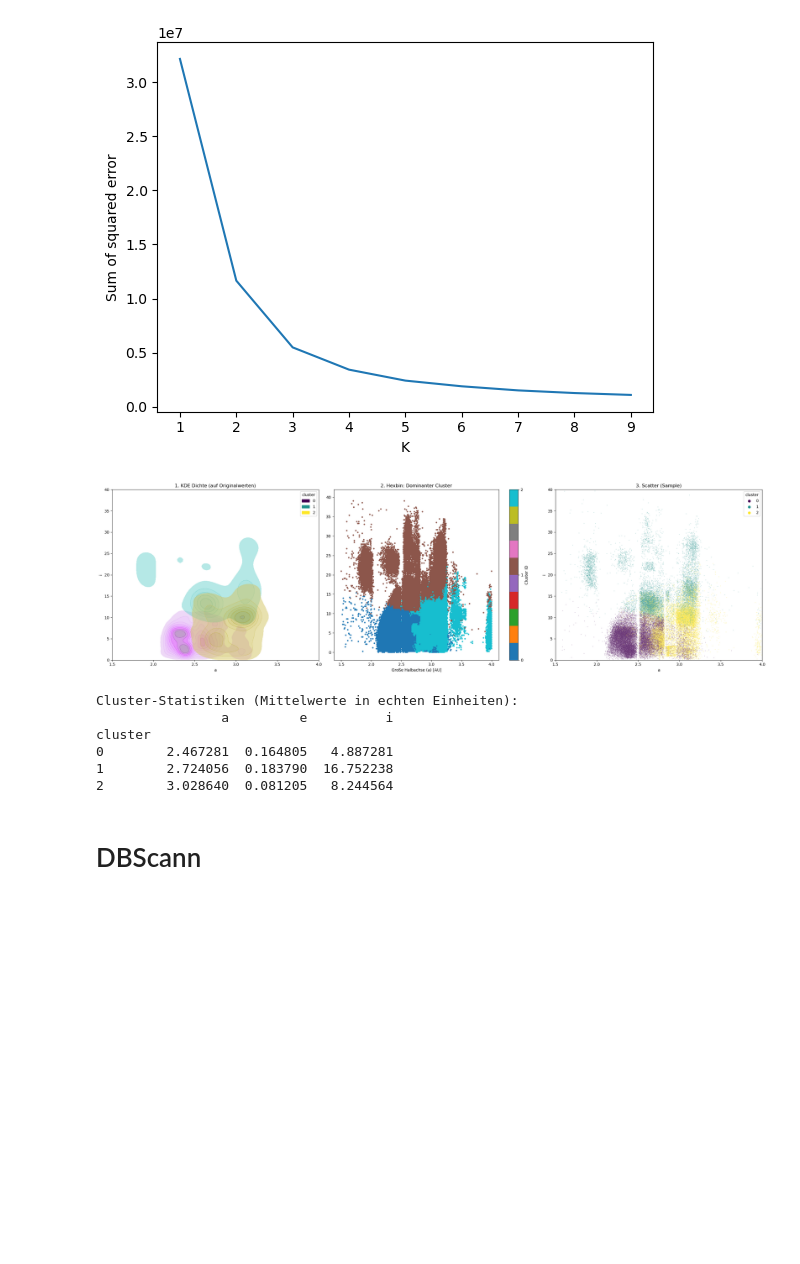
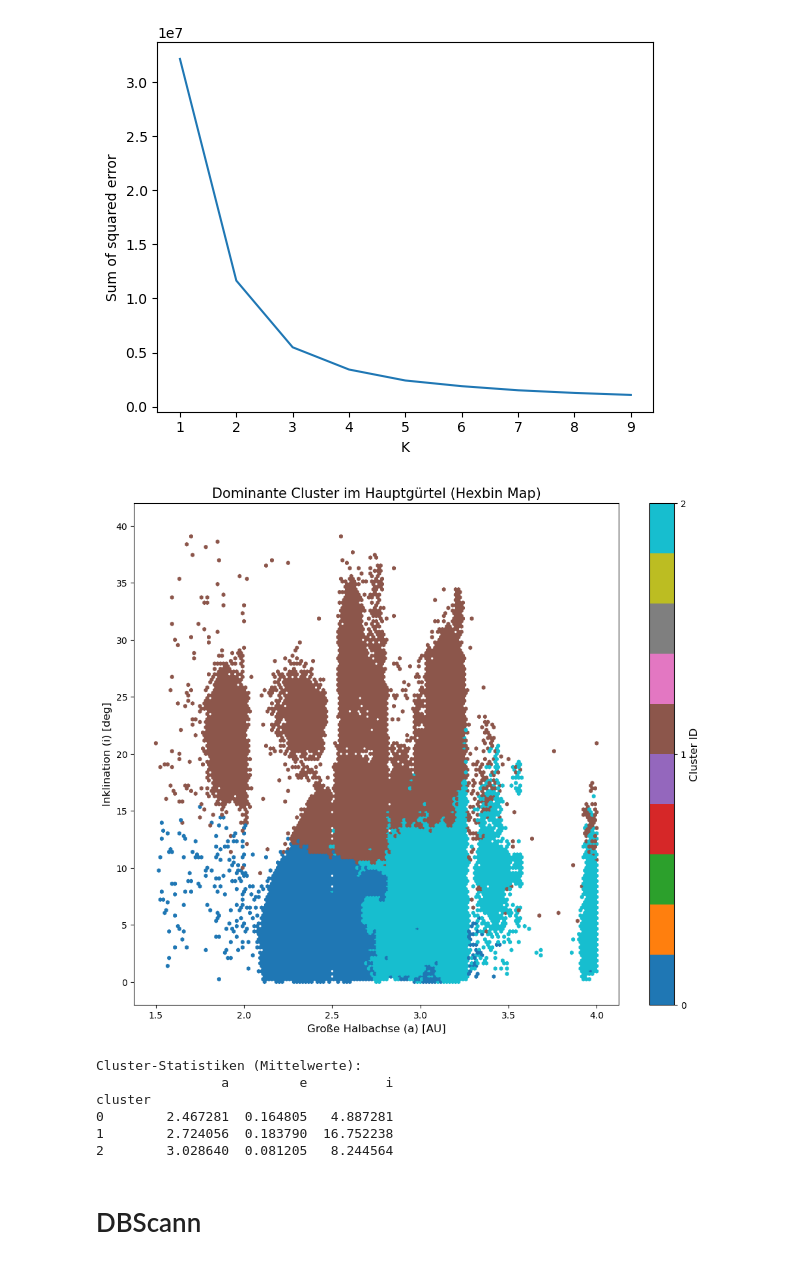
Before and after one commit to Chr1s21/MeteoritenPr-si, a Jupyter notebook: clustering/clean_FamilienFinder.ipynb, the cells around one changed output. Drawn from its saved outputs; the diff is of its cells as text; code cells hidden in the pictures; blank space fills up the shorter version.

Commit message:
only one plot

```diff
--- a/clustering/clean_FamilienFinder.ipynb
+++ b/clustering/clean_FamilienFinder.ipynb
@@ -42,73 +42,45 @@ cluster_labels = kmeans.fit_predict(X_scaled)
 
 X_original['cluster'] = cluster_labels
 # %%
-# --- PLOTTING (Wir plotten X_original, NICHT X_scaled!) ---
+plt.figure(figsize=(12, 10))
 
-fig, axes = plt.subplots(1, 3, figsize=(24, 7))
-
-# Sampling für Performance (Plotten dauert sonst ewig)
-X_plot = X_original.sample(n=50000, random_state=42) if len(X_original) > 50000 else X_original
-
-# --- PLOT 1: KDE (Dichte) ---
-sns.kdeplot(
-    data=X_plot,
-    x='a', y='i',
-    hue='cluster',
-    palette='viridis',
-    fill=True,
-    alpha=0.5,
-    levels=10, # Weniger Levels = schneller
-    ax=axes[0]
-)
-axes[0].set_title('1. KDE Dichte (auf Originalwerten)')
-axes[0].set_xlim(1.5, 4.0) # Jetzt machen diese Limits Sinn!
-axes[0].set_ylim(0, 40)
-
-# --- PLOT 2: Hexbin ---
+# 1. Hilfsfunktion definieren (notwendig für die Cluster-Farben)
 def get_dominant_cluster(x):
     if len(x) == 0: return np.nan
-    # Modus berechnen (Cluster der am häufigsten in der Wabe vorkommt)
+    # Modus berechnen: Welcher Cluster kommt in dieser Wabe am häufigsten vor?
     return stats.mode(x, keepdims=False)[0]
 
-# Hier nutzen wir das ganze Dataset (X_original), Hexbin ist schnell!
-hb = axes[1].hexbin(
+# 2. Der Plot
+# Wir nutzen X_original, da Hexbin problemlos 800k Daten verarbeiten kann
+hb = plt.hexbin(
     X_original['a'], X_original['i'],
     C=X_original['cluster'],
     reduce_C_function=get_dominant_cluster,
-    gridsize=150,
-    cmap='tab10',
-    mincnt=1,
-    extent=[1.5, 4.0, 0, 40] # Setzt Limits direkt im Hexbin
+    gridsize=150,       # Je höher, desto feiner die Waben
+    cmap='tab10',       # Diskrete Farben für die Cluster
+    mincnt=1,           # Leere Waben nicht zeichnen
+    extent=[1.5, 4.0, 0, 40] # Fokus auf Hauptgürtel (wie gewünscht)
 )
-axes[1].set_title('2. Hexbin: Dominanter Cluster')
-axes[1].set_xlabel('Große Halbachse (a) [AU]')
-cb = plt.colorbar(hb, ax=axes[1], ticks=range(4))
-cb.set_label('Cluster ID')
 
-# --- PLOT 3: Scatter (Physikalisch) ---
-sns.scatterplot(
-    data=X_plot,
-    x='a', y='i',
-    hue='cluster',
-    palette='viridis',
-    s=3,
-    alpha=0.3,
-    ax=axes[2],
-    legend='full'
-)
-axes[2].set_title('3. Scatter (Sample)')
-axes[2].set_xlim(1.5, 4.0)
-axes[2].set_ylim(0, 40)
+# 3. Achsen und Titel
+plt.title('Dominante Cluster im Hauptgürtel (Hexbin Map)', fontsize=15)
+plt.xlabel('Große Halbachse (a) [AU]', fontsize=12)
+plt.ylabel('Inklination (i) [deg]', fontsize=12)
 
-plt.tight_layout()
+# 4. Farbbalken
+# Wir schauen kurz, wie viele Cluster es gibt, um die Ticks anzupassen
+n_clusters = len(X_original['cluster'].unique())
+cb = plt.colorbar(hb, ticks=range(n_clusters))
+cb.set_label('Cluster ID', fontsize=12)
+
 plt.show()
 
-# Statistik prüfen (sollte jetzt echte Werte in AU zeigen)
-print("Cluster-Statistiken (Mittelwerte in echten Einheiten):")
+# Statistik ausgeben
+print("Cluster-Statistiken (Mittelwerte):")
 print(X_original.groupby('cluster')[['a', 'e', 'i']].mean())
 # %% [output]
-[figure, old version]
+[figure, new version]
-Cluster-Statistiken (Mittelwerte in echten Einheiten):
+Cluster-Statistiken (Mittelwerte):
                 a         e          i
 cluster
 0        2.467281  0.164805   4.887281
```
